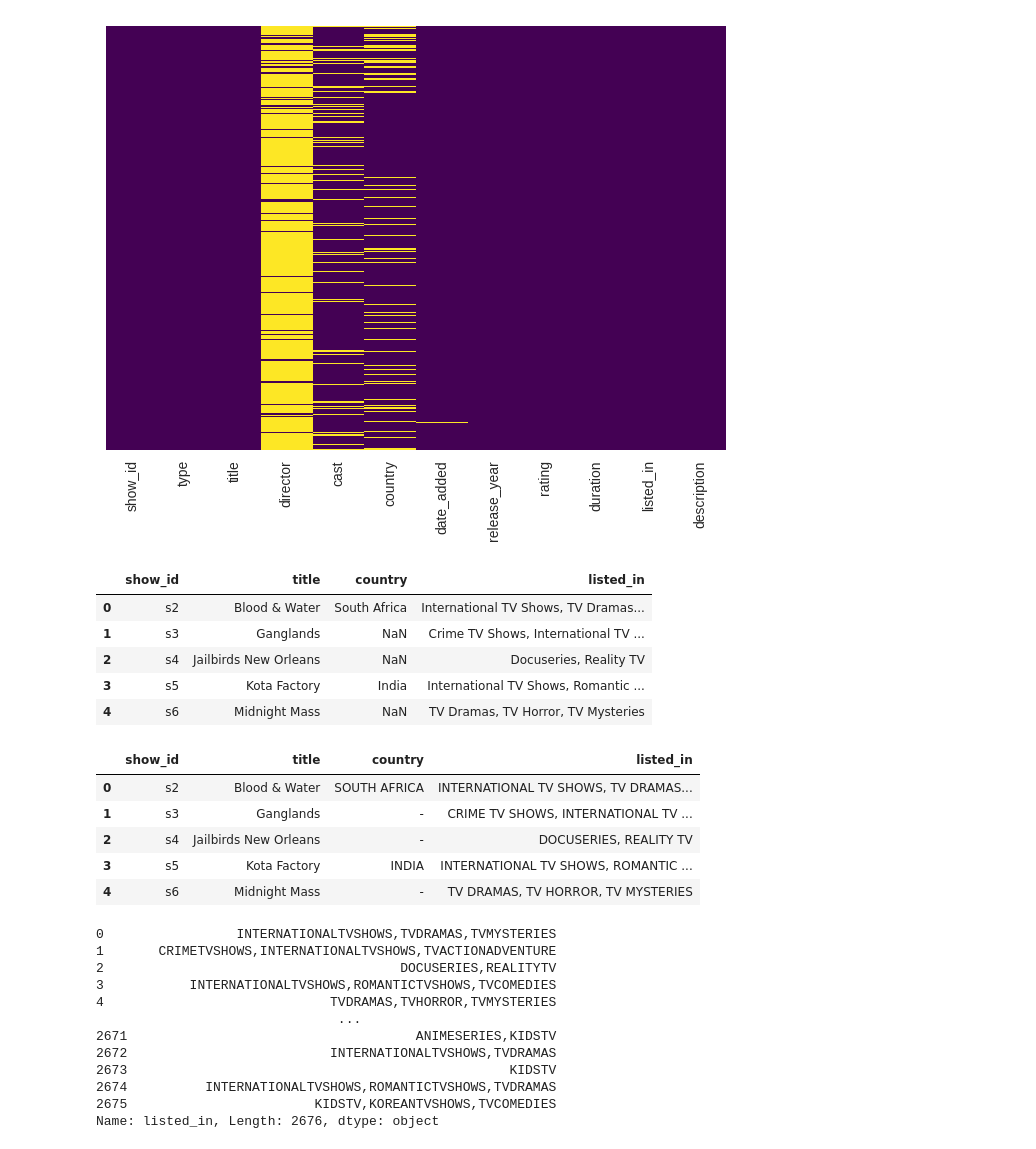
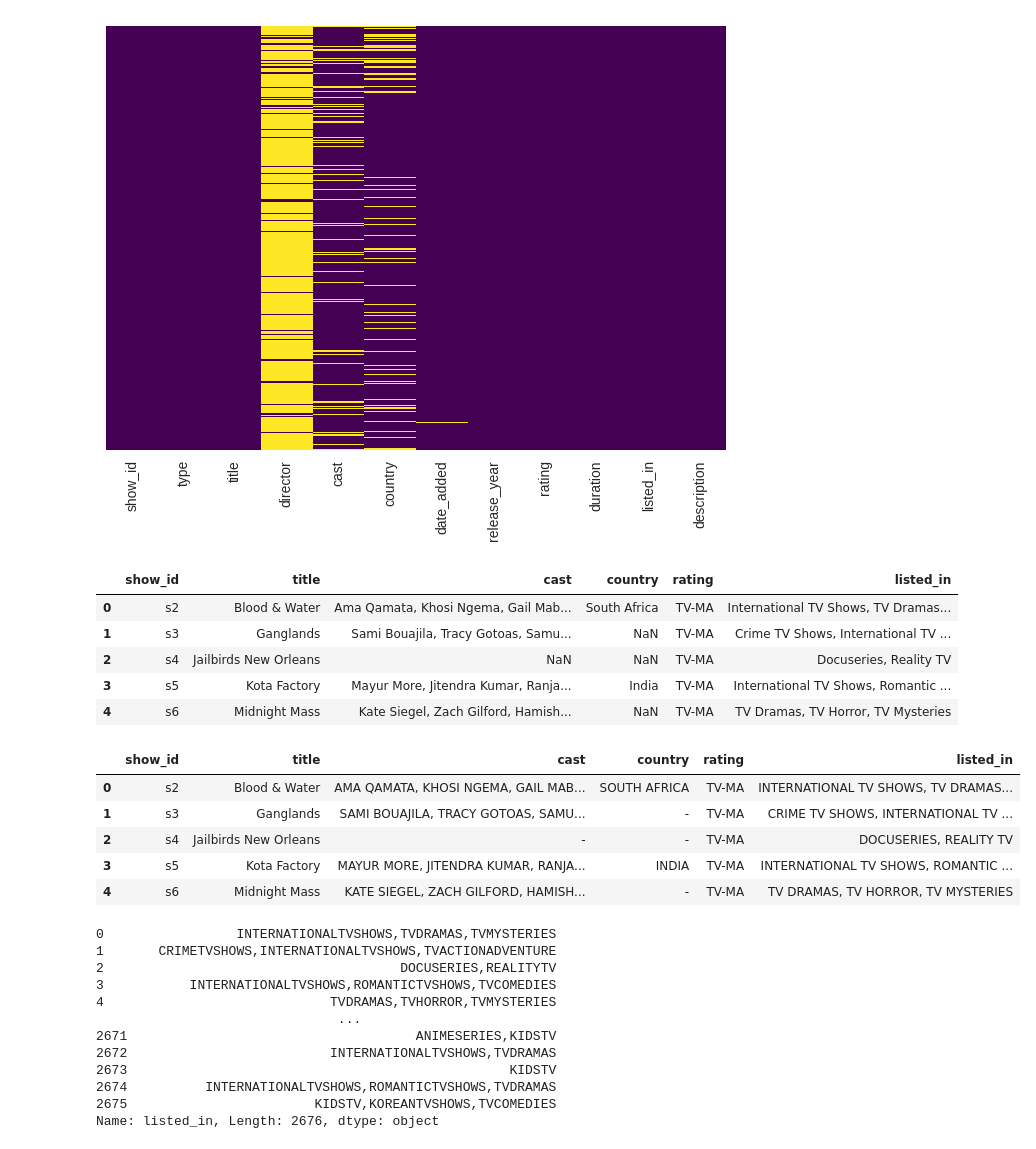
Before and after one commit to Kmaev/ml_ai_first_sprint, a Jupyter notebook: w_06_k_means_tv_series_recomendation_draft_02.ipynb, the cells around one changed output. Cells and saved outputs as stored; diff of their text form; code cells hidden in the pictures.

```diff
--- a/w_06_k_means_tv_series_recomendation_draft_02.ipynb
+++ b/w_06_k_means_tv_series_recomendation_draft_02.ipynb
@@ -30,28 +30,33 @@ sns.heatmap(tv_series_df.isnull(), yticklabels=False, cbar=False, cmap="viridis"
 <Axes: >
 [figure]
 # %%
-tv_series_df.drop(['type', 'director', 'duration', 'cast', 'date_added', 'release_year', 'rating', 'duration', 'description'], inplace=True, axis=1)
+tv_series_df.drop(['type', 'director', 'duration', 'date_added', 'release_year', 'duration', 'description'], inplace=True, axis=1)
 # %%
 tv_series_df.head()
 # %% [output]
-|  | show_id | title | country | listed_in |
-| 0 | s2 | Blood & Water | South Africa | International TV Shows, TV Dramas... |
-| 1 | s3 | Ganglands | NaN | Crime TV Shows, International TV ... |
-| 2 | s4 | Jailbirds New Orleans | NaN | Docuseries, Reality TV |
-| 3 | s5 | Kota Factory | India | International TV Shows, Romantic ... |
-| 4 | s6 | Midnight Mass | NaN | TV Dramas, TV Horror, TV Mysteries |
+|  | show_id | title | cast | country | rating | listed_in |
+| 0 | s2 | Blood & Water | Ama Qamata, Khosi Ngema, Gail Mab... | South Africa | TV-MA | International TV Shows, TV Dramas... |
+| 1 | s3 | Ganglands | Sami Bouajila, Tracy Gotoas, Samu... | NaN | TV-MA | Crime TV Shows, International TV ... |
+| 2 | s4 | Jailbirds New Orleans | NaN | NaN | TV-MA | Docuseries, Reality TV |
+| 3 | s5 | Kota Factory | Mayur More, Jitendra Kumar, Ranja... | India | TV-MA | International TV Shows, Romantic ... |
+| 4 | s6 | Midnight Mass | Kate Siegel, Zach Gilford, Hamish... | NaN | TV-MA | TV Dramas, TV Horror, TV Mysteries |
 # %%
 tv_series_df['listed_in'] =  tv_series_df['listed_in'].apply(lambda x: x.upper())
+
 tv_series_df['country']=tv_series_df['country'].fillna('-')
 tv_series_df['country'] =  tv_series_df['country'].apply(lambda x: x.upper())
+
+tv_series_df['cast']=tv_series_df['cast'].fillna('-')
+tv_series_df['cast'] =  tv_series_df['cast'].apply(lambda x: x.upper())
+
 tv_series_df.head()
 # %% [output]
-|  | show_id | title | country | listed_in |
-| 0 | s2 | Blood & Water | SOUTH AFRICA | INTERNATIONAL TV SHOWS, TV DRAMAS... |
-| 1 | s3 | Ganglands | - | CRIME TV SHOWS, INTERNATIONAL TV ... |
-| 2 | s4 | Jailbirds New Orleans | - | DOCUSERIES, REALITY TV |
-| 3 | s5 | Kota Factory | INDIA | INTERNATIONAL TV SHOWS, ROMANTIC ... |
-| 4 | s6 | Midnight Mass | - | TV DRAMAS, TV HORROR, TV MYSTERIES |
+|  | show_id | title | cast | country | rating | listed_in |
+| 0 | s2 | Blood & Water | AMA QAMATA, KHOSI NGEMA, GAIL MAB... | SOUTH AFRICA | TV-MA | INTERNATIONAL TV SHOWS, TV DRAMAS... |
+| 1 | s3 | Ganglands | SAMI BOUAJILA, TRACY GOTOAS, SAMU... | - | TV-MA | CRIME TV SHOWS, INTERNATIONAL TV ... |
+| 2 | s4 | Jailbirds New Orleans | - | - | TV-MA | DOCUSERIES, REALITY TV |
+| 3 | s5 | Kota Factory | MAYUR MORE, JITENDRA KUMAR, RANJA... | INDIA | TV-MA | INTERNATIONAL TV SHOWS, ROMANTIC ... |
+| 4 | s6 | Midnight Mass | KATE SIEGEL, ZACH GILFORD, HAMISH... | - | TV-MA | TV DRAMAS, TV HORROR, TV MYSTERIES |
 # %%
 
 tv_series_df['listed_in'] = tv_series_df['listed_in'].str.replace(r'[^a-zA-Z,]+', '',regex=True)
```
Also changed, not shown: parts of 7 cells of this notebook, 2 other files.
